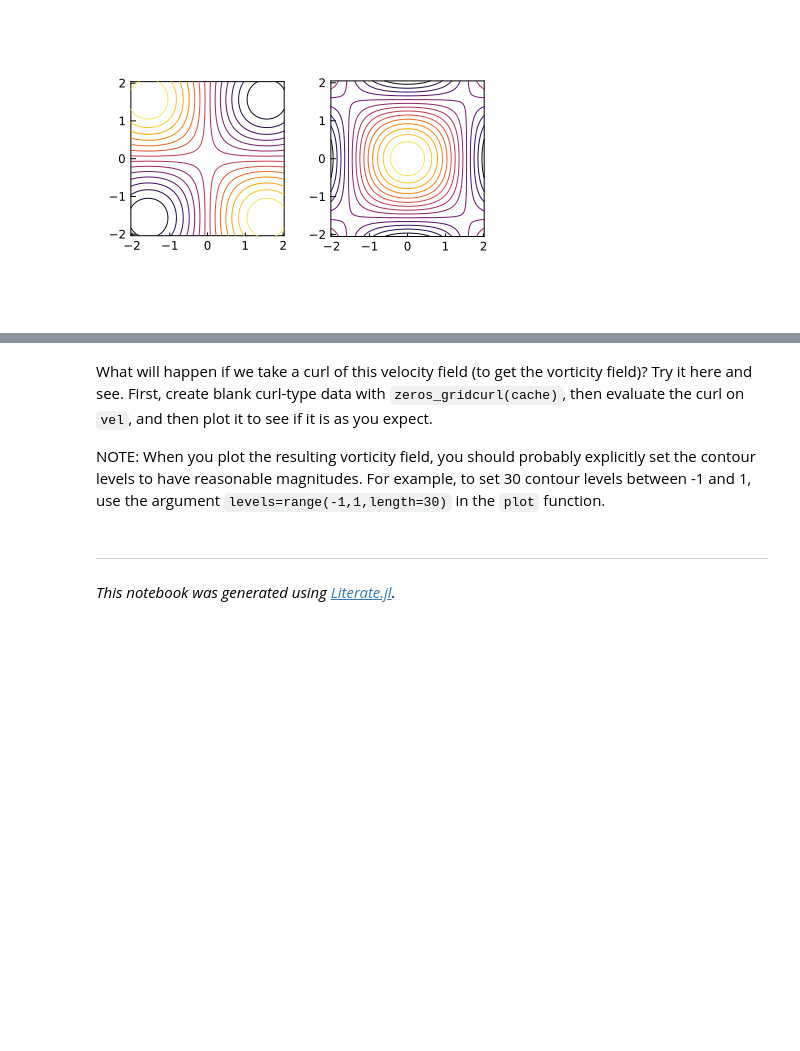
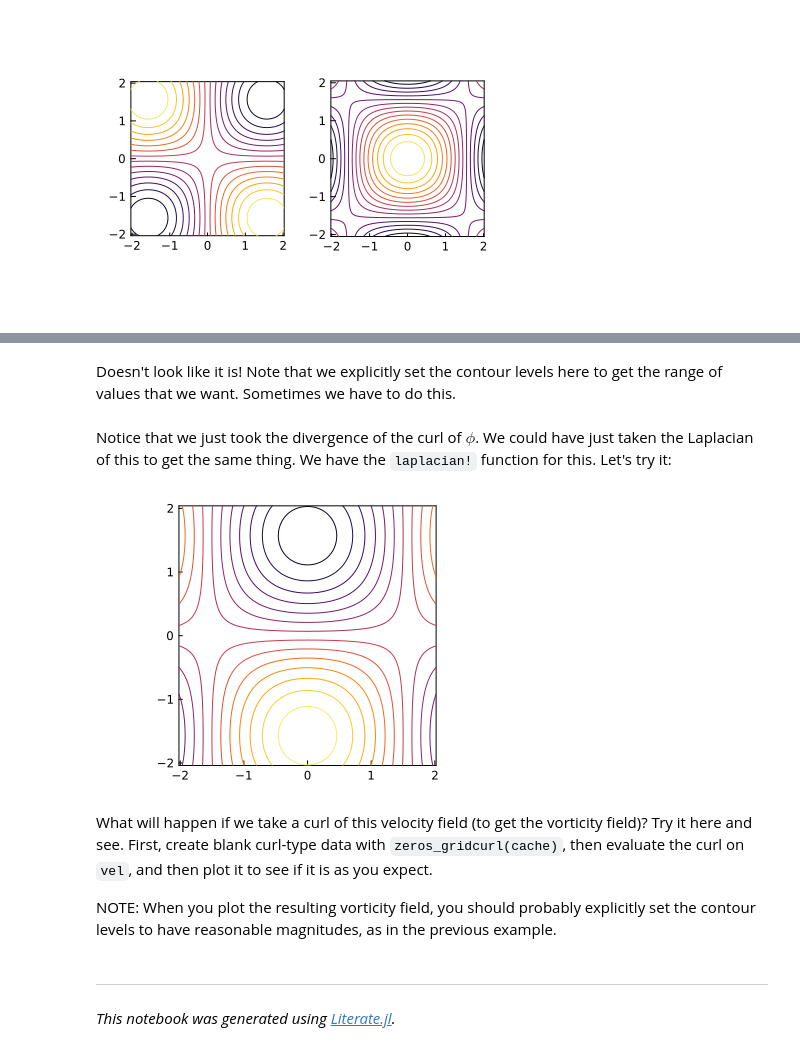
Before and after one commit to UCLAMAEThreads/FluidDynTools.jl, a Jupyter notebook: notebook/1.3.1-FieldsAndDifferentialOperators.ipynb, the cells around one changed output, grey strips where cells are left out. Drawn from its saved outputs; the diff is of its cells as text; code cells hidden in the pictures; blank space fills up the shorter version.

```diff
--- a/notebook/1.3.1-FieldsAndDifferentialOperators.ipynb
+++ b/notebook/1.3.1-FieldsAndDifferentialOperators.ipynb
@@ -102,12 +110,22 @@ plot(vel,cache)
+# %% [markdown]
+Doesn't look like it is! Note that we explicitly set the contour levels here
+to get the range of values that we want. Sometimes we have to do this.
+# %% [markdown]
+Notice that we just took the divergence of the curl of $\phi$. We could have
+just taken the Laplacian of this to get the same thing. We have the
+`laplacian!` function for this. Let's try it:
+# %%
+laplacian!(divv,ϕ,cache)
+plot(divv,cache,levels=range(-4,4,length=30))
+# %% [output]
+[figure, added]
 # %% [markdown]
 What will happen if we take a curl of this velocity field (to get the vorticity field)? Try it here
 and see. First, create blank curl-type data with `zeros_gridcurl(cache)`,
 then evaluate the curl on `vel`, and then plot it to see if it is as you expect.
 
 NOTE: When you plot the resulting vorticity field, you should probably explicitly
-set the contour levels to have reasonable magnitudes. For example, to
-set 30 contour levels between -1 and 1, use the argument `levels=range(-1,1,length=30)`
-in the `plot` function.
+set the contour levels to have reasonable magnitudes, as in the previous example.
 # %% [markdown]
 ---
 
```
Also changed, not shown: parts of 2 cells of this notebook, 3 other files.
